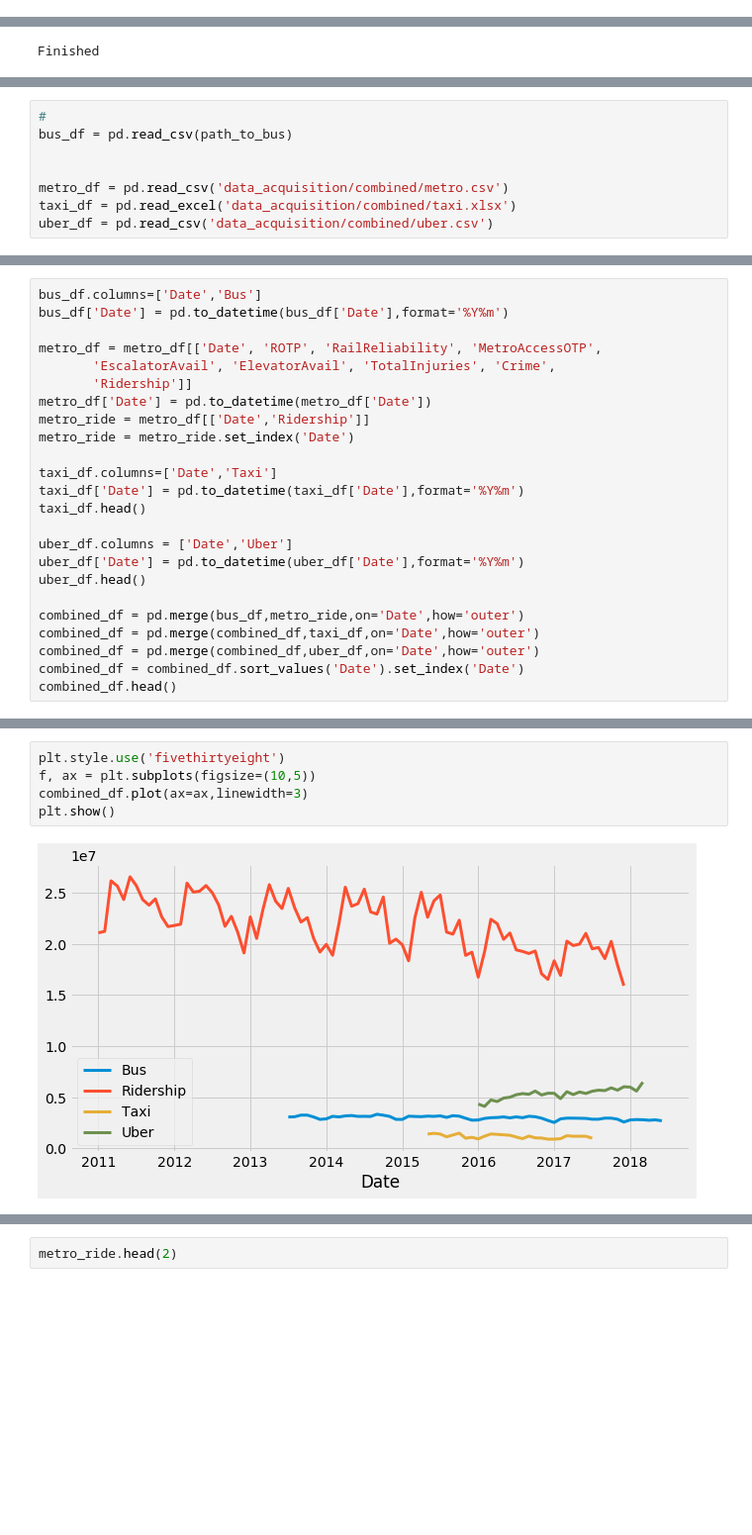
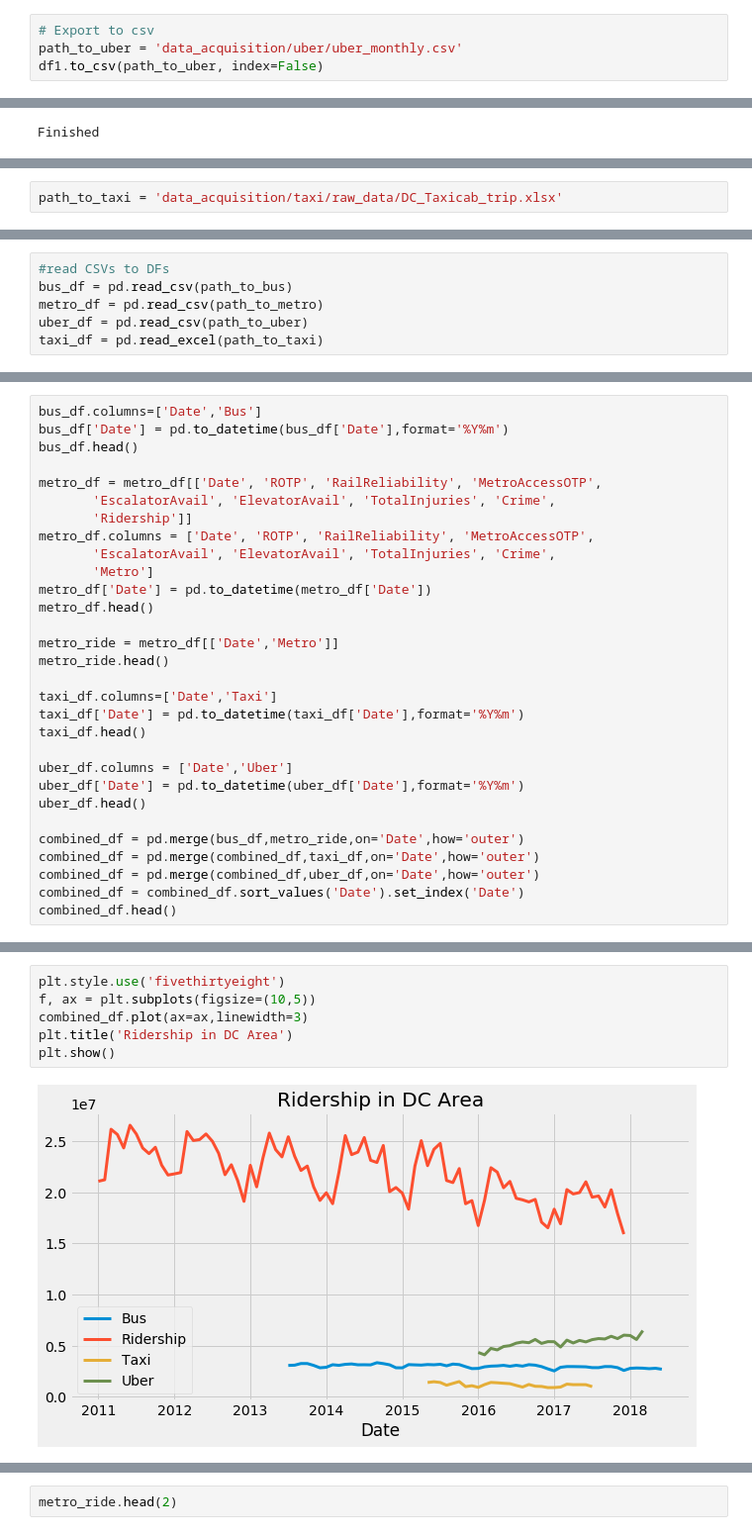
Before and after one commit to yegorkryukov/dc_public_transport, a Jupyter notebook: data_exploration_and_cleanup.ipynb, the cells around one changed output, grey strips where cells are left out. Shown at 99% size. Drawn from its saved outputs; the diff is of its cells as text; blank space fills up the shorter version.

Commit message:
Add taxi data code

```diff
--- a/data_exploration_and_cleanup.ipynb
+++ b/data_exploration_and_cleanup.ipynb
@@ -9,3 +49,7 @@ import os
+# %%
+# Export to csv
+path_to_uber = 'data_acquisition/uber/uber_monthly.csv'
+df1.to_csv(path_to_uber, index=False)
 # %% [markdown]
 ## Bus Data
 # %% [markdown]
@@ -110,0 +148,2 @@ metro_df.to_csv()
+# %%
+path_to_taxi = 'data_acquisition/taxi/raw_data/DC_Taxicab_trip.xlsx'
@@ -111,8 +152,6 @@ metro_df.to_csv()
 # %%
-#
+#read CSVs to DFs
 bus_df = pd.read_csv(path_to_bus)
-
-
-metro_df = pd.read_csv('data_acquisition/combined/metro.csv')
-taxi_df = pd.read_excel('data_acquisition/combined/taxi.xlsx')
-uber_df = pd.read_csv('data_acquisition/combined/uber.csv')
+metro_df = pd.read_csv(path_to_metro)
+uber_df = pd.read_csv(path_to_uber)
+taxi_df = pd.read_excel(path_to_taxi)
@@ -126,13 +158,19 @@ uber_df = pd.read_csv('data_acquisition/combined/uber.csv')
 # %%
 bus_df.columns=['Date','Bus']
 bus_df['Date'] = pd.to_datetime(bus_df['Date'],format='%Y%m')
+bus_df.head()
 
 metro_df = metro_df[['Date', 'ROTP', 'RailReliability', 'MetroAccessOTP',
        'EscalatorAvail', 'ElevatorAvail', 'TotalInjuries', 'Crime',
        'Ridership']]
+metro_df.columns = ['Date', 'ROTP', 'RailReliability', 'MetroAccessOTP',
+       'EscalatorAvail', 'ElevatorAvail', 'TotalInjuries', 'Crime',
+       'Metro']
 metro_df['Date'] = pd.to_datetime(metro_df['Date'])
-metro_ride = metro_df[['Date','Ridership']]
-metro_ride = metro_ride.set_index('Date')
+metro_df.head()
+
+metro_ride = metro_df[['Date','Metro']]
+metro_ride.head()
 
 taxi_df.columns=['Date','Taxi']
 taxi_df['Date'] = pd.to_datetime(taxi_df['Date'],format='%Y%m')
@@ -160,8 +202,9 @@ metro_df.to_csv('results/metro_kpi.csv')
 # %%
 plt.style.use('fivethirtyeight')
 f, ax = plt.subplots(figsize=(10,5))
 combined_df.plot(ax=ax,linewidth=3)
+plt.title('Ridership in DC Area')
 plt.show()
 # %% [output]
-[figure, old version]
+[figure, new version]
 # %%
```
Also changed, not shown: parts of 16 cells of this notebook.
